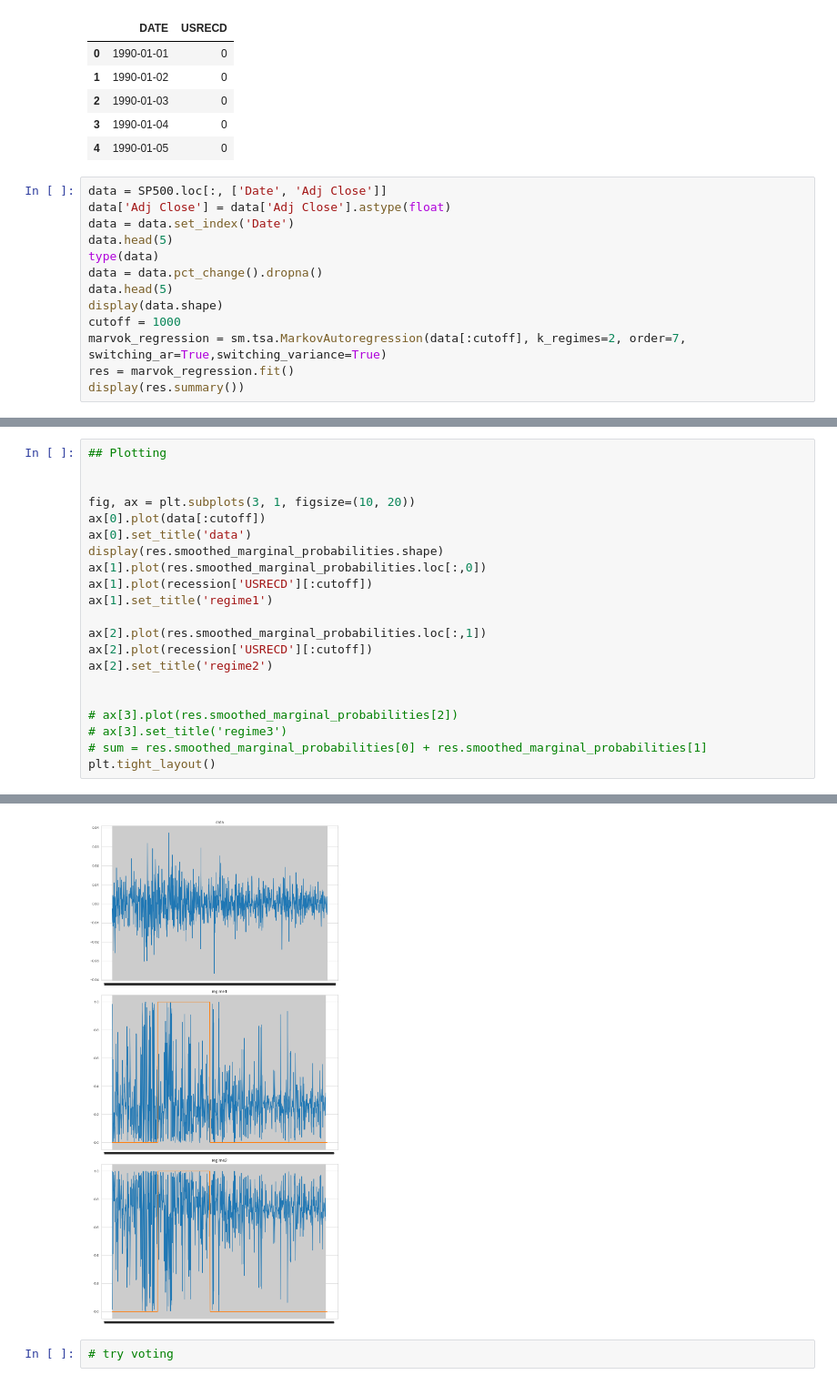
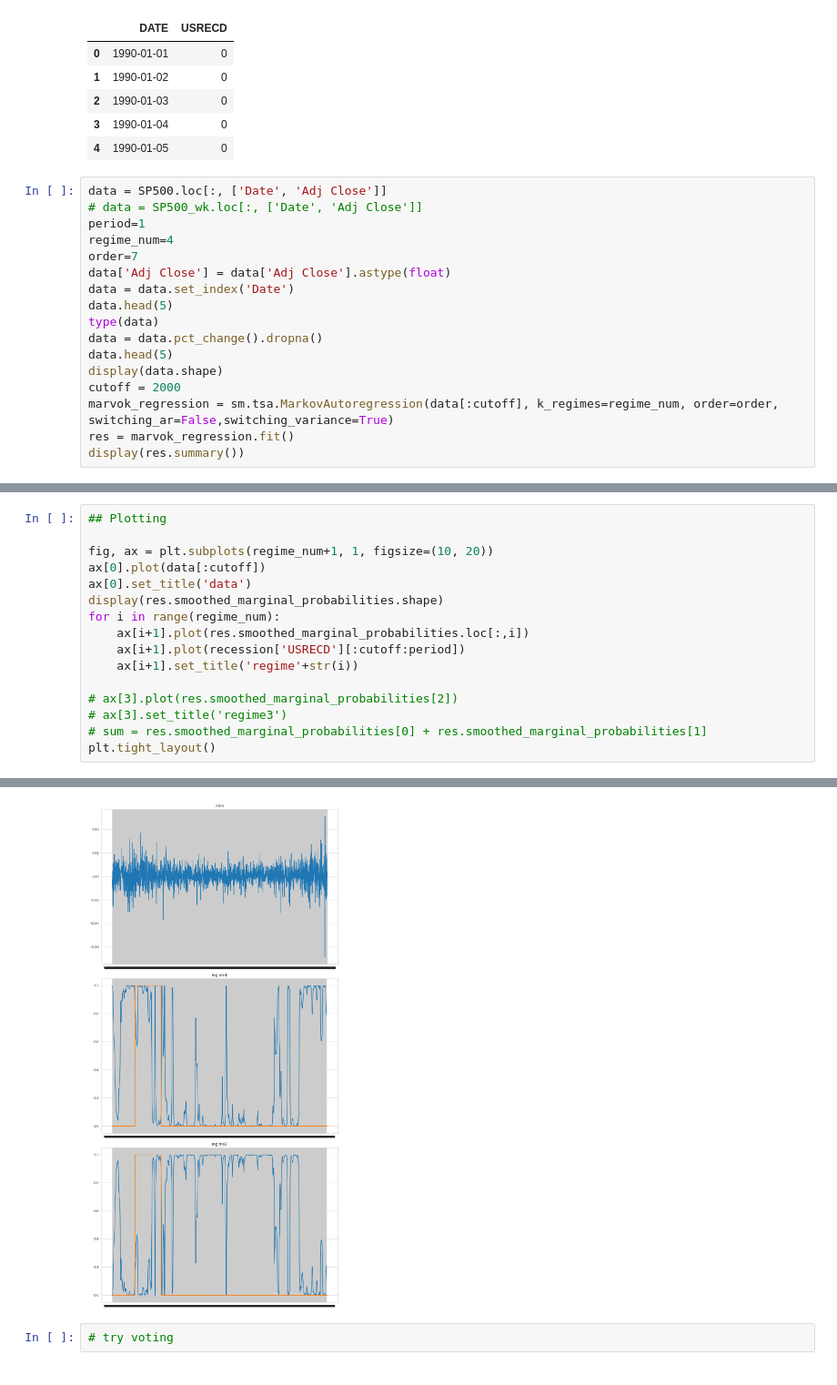
Before and after one commit to TradeMaster-NTU/TradeMaster, a Jupyter notebook: labeling/markov regime switching/S&P500.ipynb, the cells around one changed output, grey strips where cells are left out. Shown at 91% size. Saved outputs shown, nothing was run; the diff lists cells and outputs as text.

Commit message:
add data

```diff
--- a/labeling/markov regime switching/S&P500.ipynb
+++ b/labeling/markov regime switching/S&P500.ipynb
@@ -27,6 +29,10 @@ display(recession.head())
 | 4 | 1990-01-05 | 0 |
 # %%
 data = SP500.loc[:, ['Date', 'Adj Close']]
+# data = SP500_wk.loc[:, ['Date', 'Adj Close']]
+period=1
+regime_num=4
+order=7
 data['Adj Close'] = data['Adj Close'].astype(float)
 data = data.set_index('Date')
 data.head(5)
@@ -34,8 +40,8 @@ type(data)
 data = data.pct_change().dropna()
 data.head(5)
 display(data.shape)
-cutoff = 1000
-marvok_regression = sm.tsa.MarkovAutoregression(data[:cutoff], k_regimes=2, order=7, switching_ar=True,switching_variance=True)
+cutoff = 2000
+marvok_regression = sm.tsa.MarkovAutoregression(data[:cutoff], k_regimes=regime_num, order=order, switching_ar=False,switching_variance=True)
 res = marvok_regression.fit()
 display(res.summary())
 # %% [output]
@@ -79,19 +49,14 @@ Warnings:
 # %%
 ## Plotting
 
-
-fig, ax = plt.subplots(3, 1, figsize=(10, 20))
+fig, ax = plt.subplots(regime_num+1, 1, figsize=(10, 20))
 ax[0].plot(data[:cutoff])
 ax[0].set_title('data')
 display(res.smoothed_marginal_probabilities.shape)
-ax[1].plot(res.smoothed_marginal_probabilities.loc[:,0])
-ax[1].plot(recession['USRECD'][:cutoff])
-ax[1].set_title('regime1')
-
-ax[2].plot(res.smoothed_marginal_probabilities.loc[:,1])
-ax[2].plot(recession['USRECD'][:cutoff])
-ax[2].set_title('regime2')
-
+for i in range(regime_num):
+    ax[i+1].plot(res.smoothed_marginal_probabilities.loc[:,i])
+    ax[i+1].plot(recession['USRECD'][:cutoff:period])
+    ax[i+1].set_title('regime'+str(i))
 
 # ax[3].plot(res.smoothed_marginal_probabilities[2])
 # ax[3].set_title('regime3')
@@ -102,4 +67,4 @@ plt.tight_layout()
-[figure, old version]
+[figure, new version]
 # %%
 # try voting
 # %%
```
Also changed, not shown: parts of 11 cells of this notebook, 2 other files.
